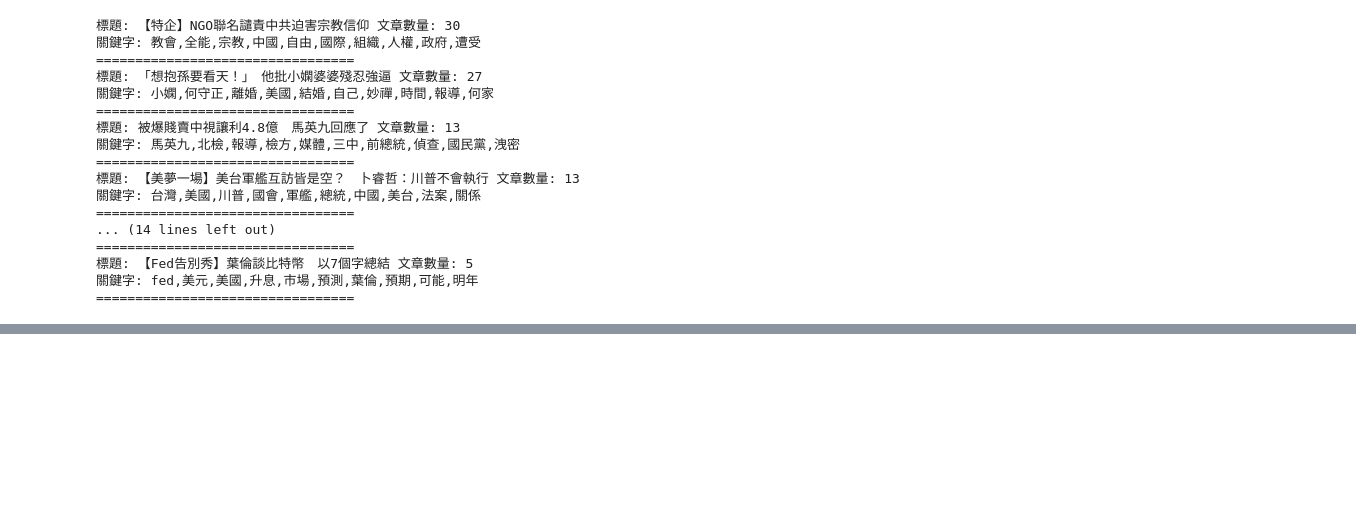
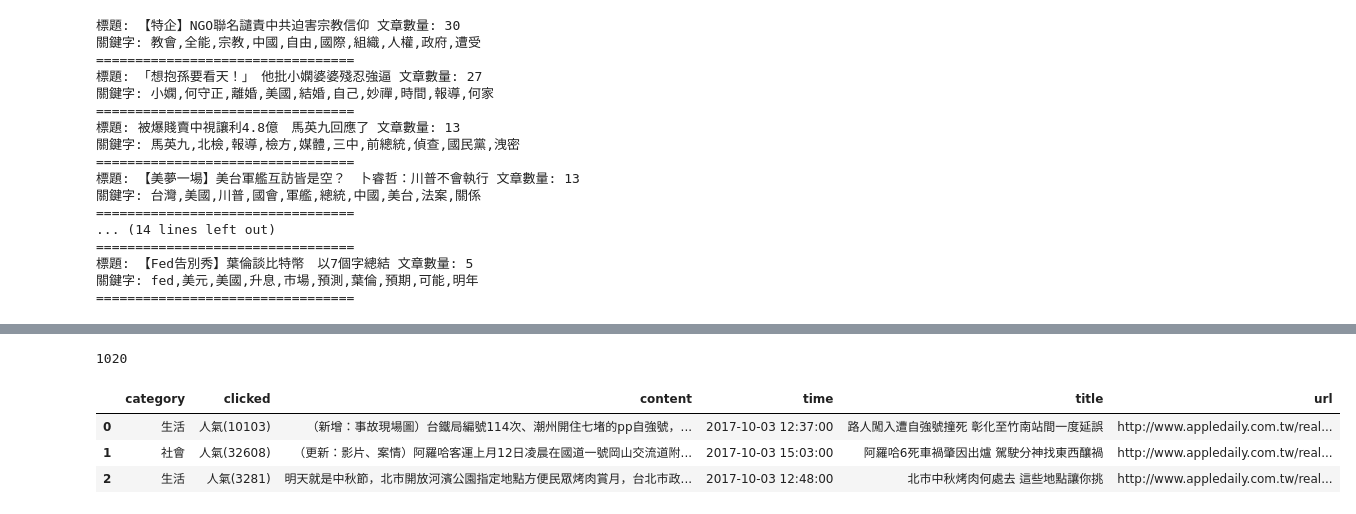
Before and after one commit to ywchiu/obanktm, a Jupyter notebook: Demo20190731.ipynb, the cells around one changed output, grey strips where cells are left out. Saved outputs shown, nothing was run; the diff lists cells and outputs as text; code cells hidden in the pictures; blank space fills up the shorter version.

```diff
--- a/Demo20190731.ipynb
+++ b/Demo20190731.ipynb
@@ -401,0 +486,14 @@ for k,v in c.most_common(10):
+# %%
+import pandas
+news = pandas.read_excel('data/20171003_applenews.xlsx', index_col=0)
+# %%
+len(news)
+# %% [output]
+1020
+# %%
+news.head(3)
+# %% [output]
+|  | category | clicked | content | time | title | url |
+| 0 | 生活 | 人氣(10103) | （新增：事故現場圖）台鐵局編號114次、潮州開住七堵的pp自強號，... | 2017-10-03 12:37:00 | 路人闖入遭自強號撞死 彰化至竹南站間一度延誤 | http://www.appledaily.com.tw/real... |
+| 1 | 社會 | 人氣(32608) | （更新：影片、案情）阿羅哈客運上月12日凌晨在國道一號岡山交流道附... | 2017-10-03 15:03:00 | 阿羅哈6死車禍肇因出爐 駕駛分神找東西釀禍 | http://www.appledaily.com.tw/real... |
+| 2 | 生活 | 人氣(3281) | 明天就是中秋節，北市開放河濱公園指定地點方便民眾烤肉賞月，台北市政... | 2017-10-03 12:48:00 | 北市中秋烤肉何處去 這些地點讓你挑 | http://www.appledaily.com.tw/real... |
```
Also changed, not shown: parts of 15 cells of this notebook.
